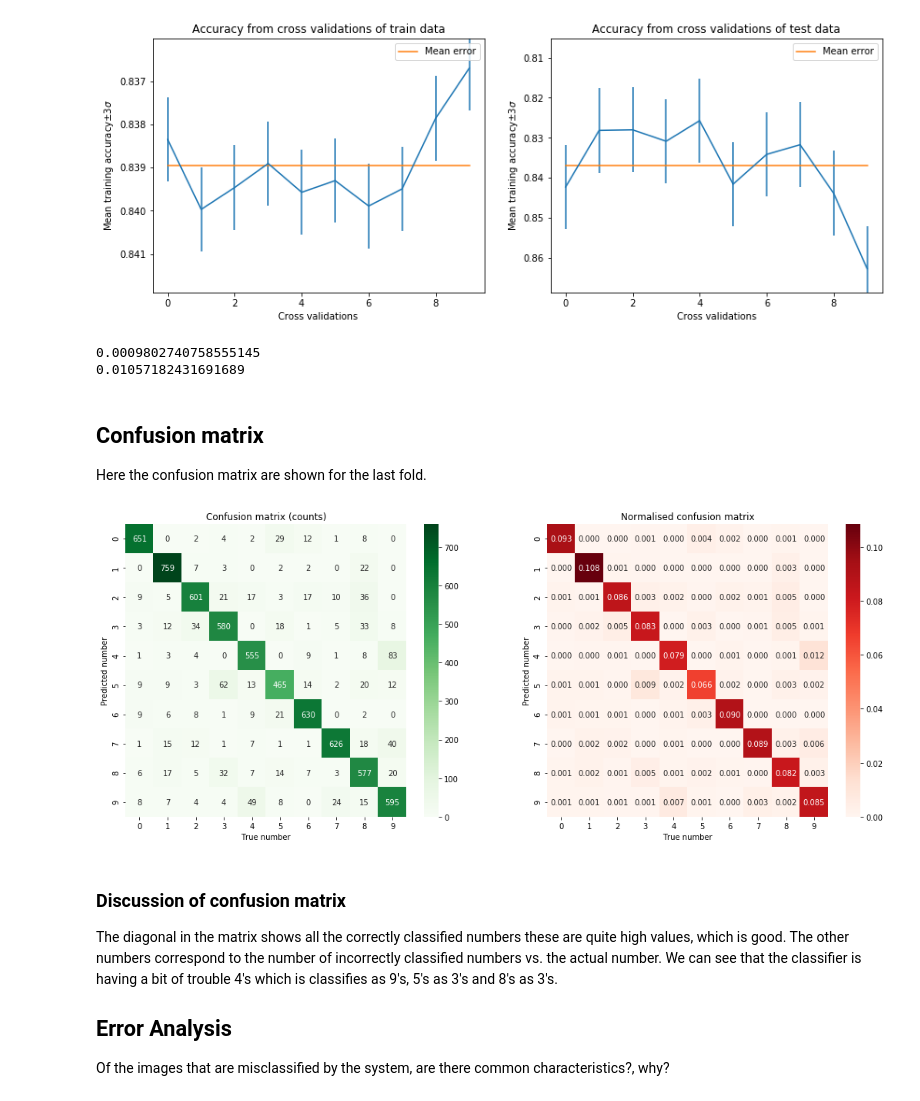
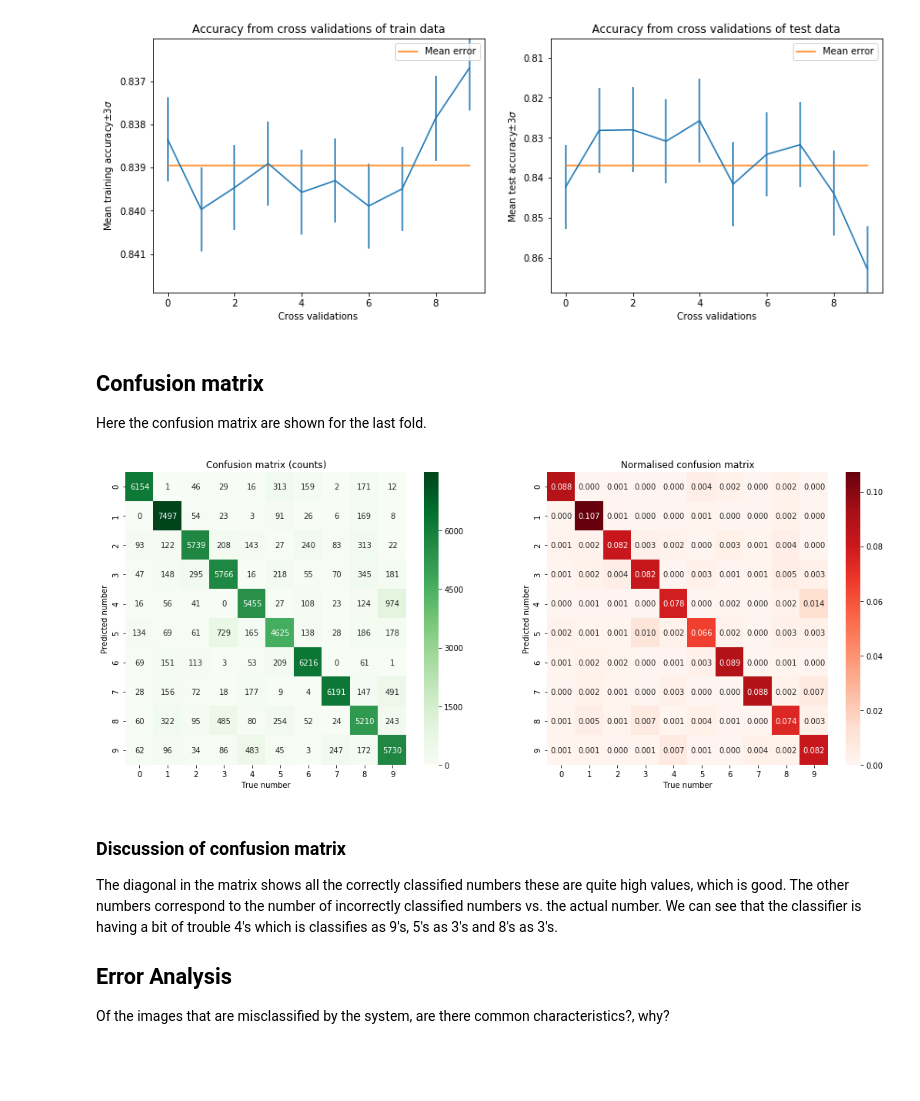
Before and after one commit to Aagaarrd/02462-assignment1, a Jupyter notebook: mnnist.ipynb, the cells around one changed output. Drawn from its saved outputs; the diff is of its cells as text; code cells hidden in the pictures; blank space fills up the shorter version.

Commit message:
confusion matrix for all accumulated cross validation folds

```diff
--- a/mnnist.ipynb
+++ b/mnnist.ipynb
@@ -397,6 +397,7 @@ cv.get_n_splits(X, y)
 
 fold_train_accs = []
 fold_test_accs = []
+ytests, ytest_hats = [], []
 
 i = 0
 print("progress: \t Range of training digits \t Range of testing digits", end = "\n")
@@ -406,12 +407,14 @@ for train_i, test_i in cv.split(X,y):
 
     Xtrain, Xtest = X[train_i], X[test_i]
     ytrain, ytest = y[train_i], y[test_i]
+    ytests += list(ytest)
 
     Xtrains = [Xtrain[ytrain == i, :] for i in range(10)]
     ps = [np.mean(Xtrains[i], axis=0) for i in range(10)]
 
     ytrain_hat = np.array([classify(x) for x in Xtrain])
     ytest_hat = np.array([classify(x) for x in Xtest])
+    ytest_hats += list(ytest_hat)
 
     mean_train_acc = np.mean(ytrain_hat == ytrain)
     mean_test_acc = np.mean(ytest_hat == ytest)
@@ -464,36 +474,30 @@ axs[1].legend()
 plt.show()
 # %% [output]
 [figure]
-# %%
-print(np.std(fold_train_accs))
-print(np.std(fold_test_accs))
-# %% [output]
-0.0009802740758555145
-0.01057182431691689
 # %% [markdown]
 ## Confusion matrix
 
 Here the confusion matrix are shown for the last fold.
 # %%
-CM = confusion_matrix(ytest, ytest_hat)
+CM = confusion_matrix(ytests, ytest_hats)
 xticklabels = [str(i) for i in range(10)]
 plt.figure(figsize=(18, 7))
 plt.subplot(121)
 sns.heatmap(CM, xticklabels=xticklabels, yticklabels=xticklabels, annot=True, cmap="Greens", fmt='d')
 plt.title('Confusion matrix (counts)')
 plt.xlabel('True number')
 plt.ylabel('Predicted number')
 
 #normalised matrix
 CM_normalized = CM / CM.sum()
 plt.subplot(122)
 plt.title('Normalised confusion matrix')
 sns.heatmap(CM_normalized,xticklabels=xticklabels, yticklabels=xticklabels, annot=True,cmap="Reds",fmt=".3f")
 plt.xlabel('True number')
 plt.ylabel('Predicted number')
 plt.show()
 # %% [output]
-[figure, old version]
+[figure, new version]
 # %% [markdown]
 ### Discussion of confusion matrix
 
```
Also changed, not shown: parts of 10 cells of this notebook.
